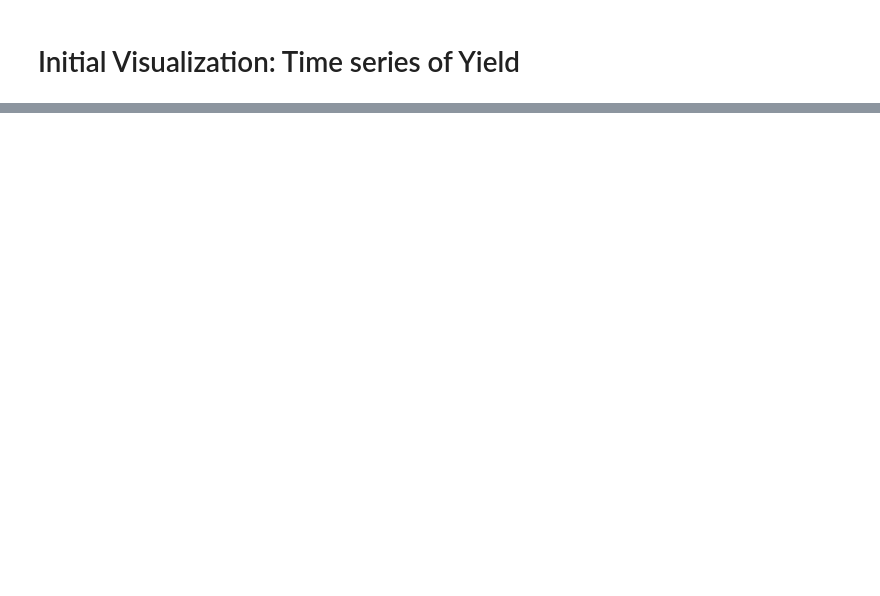
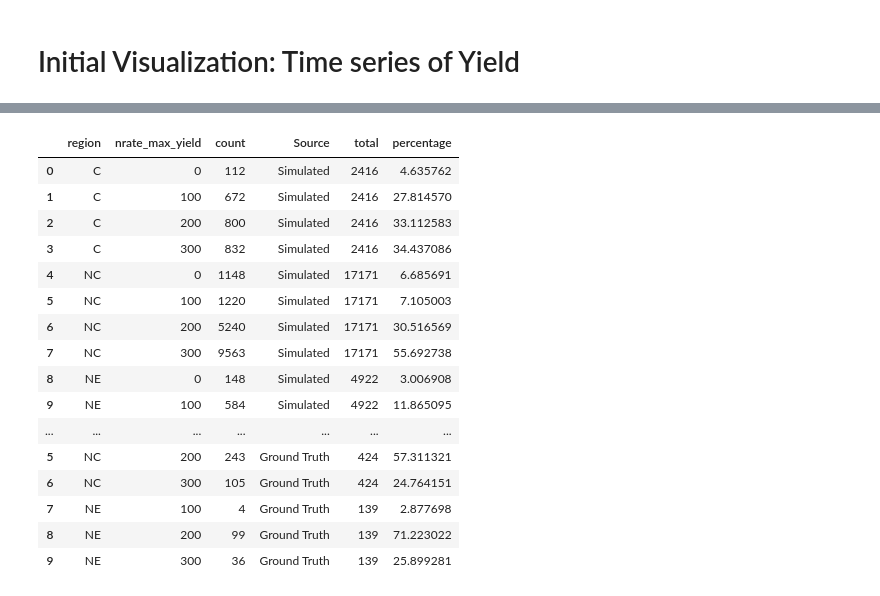
Before and after one commit to Ciampitti-Lab/ApsimxpyModule, a Jupyter notebook: workflow/_6EvaluationNotebooks/ExploratoryAnalysis.ipynb, the cells around one changed output, grey strips where cells are left out. Saved outputs shown, nothing was run; the diff lists cells and outputs as text; code cells hidden in the pictures; blank space fills up the shorter version.

```diff
--- a/workflow/_6EvaluationNotebooks/ExploratoryAnalysis.ipynb
+++ b/workflow/_6EvaluationNotebooks/ExploratoryAnalysis.ipynb
@@ -244,0 +98,9 @@ AttributeError: 'NoneType' object has no attribute 'reset_index'
+# %%
+results_region_filtered['Yield']=results_region_filtered['Yield'].round(1)
+idx_max_yield=results_region_filtered.groupby('id_cell')['Yield'].idxmax()
+max_yield_df = results_region_filtered.loc[idx_max_yield, ['id_cell', 'Nitrogen']].set_index('id_cell')
+
+# Map Nitrogen at max yield back to original DataFrame
+results_region_filtered['nrate_max_yield'] = results_region_filtered['id_cell'].map(max_yield_df['Nitrogen'])
+
+results_region_filtered
@@ -244,0 +145,23 @@ AttributeError: 'NoneType' object has no attribute 'reset_index'
+# %%
+counts=pd.concat([counts1,counts2])
+counts['total']=counts.groupby(['region','Source'])['count'].transform('sum')
+counts['percentage']=counts['count']/counts['total']*100
+counts
+# %% [output]
+|  | region | nrate_max_yield | count | Source | total | percentage |
+| 0 | C | 0 | 112 | Simulated | 2416 | 4.635762 |
+| 1 | C | 100 | 672 | Simulated | 2416 | 27.814570 |
+| 2 | C | 200 | 800 | Simulated | 2416 | 33.112583 |
+| 3 | C | 300 | 832 | Simulated | 2416 | 34.437086 |
+| 4 | NC | 0 | 1148 | Simulated | 17171 | 6.685691 |
+| 5 | NC | 100 | 1220 | Simulated | 17171 | 7.105003 |
+| 6 | NC | 200 | 5240 | Simulated | 17171 | 30.516569 |
+| 7 | NC | 300 | 9563 | Simulated | 17171 | 55.692738 |
+| 8 | NE | 0 | 148 | Simulated | 4922 | 3.006908 |
+| 9 | NE | 100 | 584 | Simulated | 4922 | 11.865095 |
+| ... | ... | ... | ... | ... | ... | ... |
+| 5 | NC | 200 | 243 | Ground Truth | 424 | 57.311321 |
+| 6 | NC | 300 | 105 | Ground Truth | 424 | 24.764151 |
+| 7 | NE | 100 | 4 | Ground Truth | 139 | 2.877698 |
+| 8 | NE | 200 | 99 | Ground Truth | 139 | 71.223022 |
+| 9 | NE | 300 | 36 | Ground Truth | 139 | 25.899281 |
```
Also changed, not shown: parts of 20 cells of this notebook, 3 other files.
